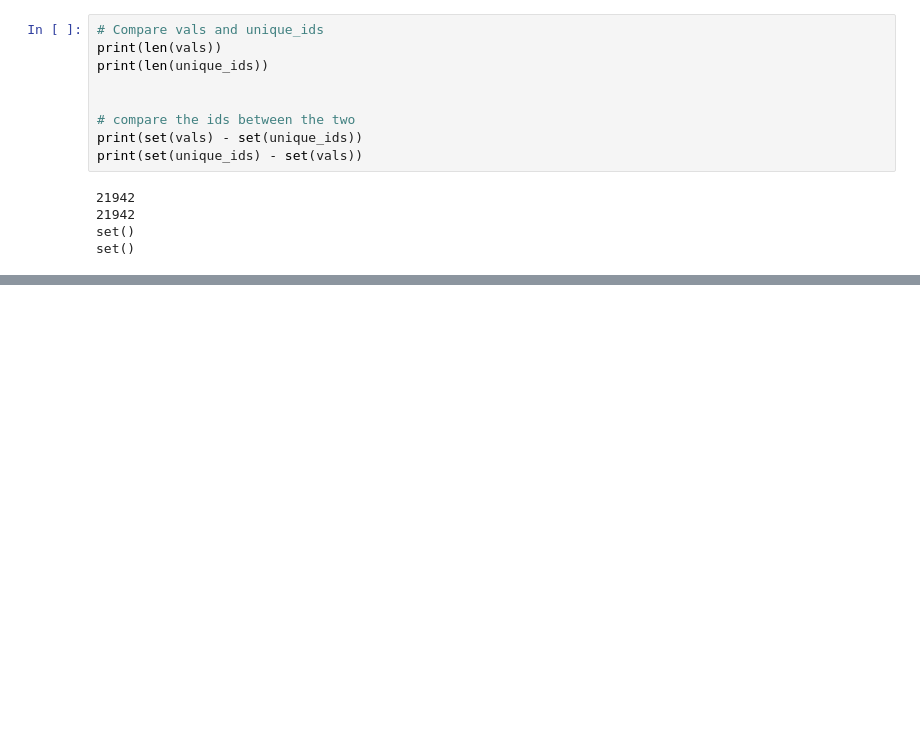
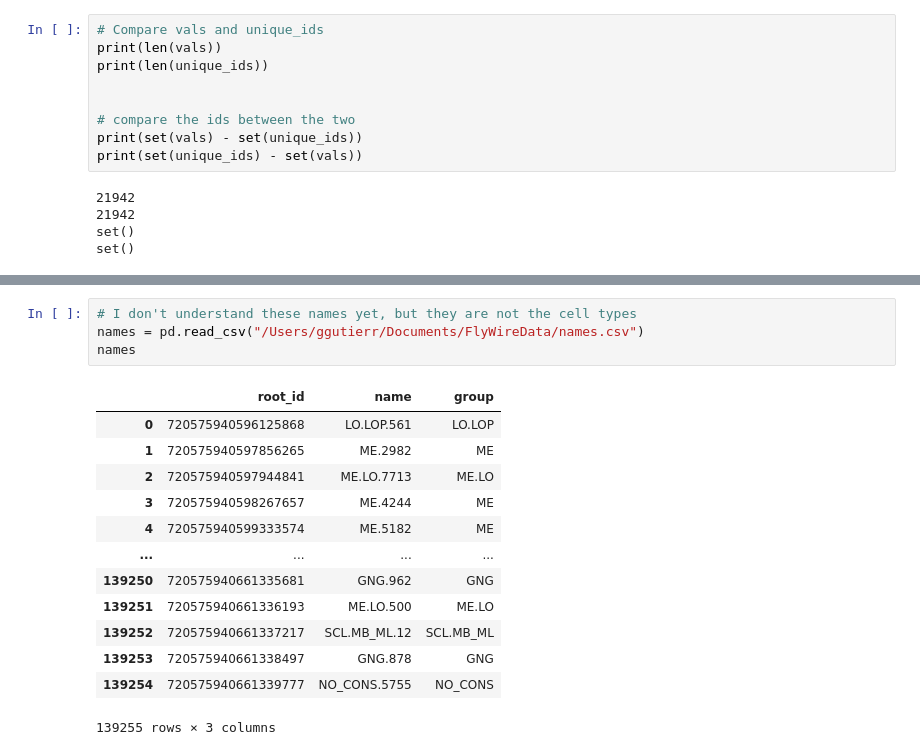
Before and after one commit to Gutierrez-lab/auditory-analysis, a Jupyter notebook: auditory_connectivity_table.ipynb, the cells around one changed output, grey strips where cells are left out. Cells and saved outputs as stored; diff of their text form; blank space fills up the shorter version.

```diff
--- a/auditory_connectivity_table.ipynb
+++ b/auditory_connectivity_table.ipynb
@@ -88,0 +62,18 @@ plt.show()
+# %%
+# I don't understand these names yet, but they are not the cell types
+names = pd.read_csv("/Users/ggutierr/Documents/FlyWireData/names.csv")
+names
+# %% [output]
+|  | root_id | name | group |
+| 0 | 720575940596125868 | LO.LOP.561 | LO.LOP |
+| 1 | 720575940597856265 | ME.2982 | ME |
+| 2 | 720575940597944841 | ME.LO.7713 | ME.LO |
+| 3 | 720575940598267657 | ME.4244 | ME |
+| 4 | 720575940599333574 | ME.5182 | ME |
+| ... | ... | ... | ... |
+| 139250 | 720575940661335681 | GNG.962 | GNG |
+| 139251 | 720575940661336193 | ME.LO.500 | ME.LO |
+| 139252 | 720575940661337217 | SCL.MB_ML.12 | SCL.MB_ML |
+| 139253 | 720575940661338497 | GNG.878 | GNG |
+| 139254 | 720575940661339777 | NO_CONS.5755 | NO_CONS |
+139255 rows × 3 columns
```
Also changed, not shown: parts of 20 cells of this notebook, 4 other files.
